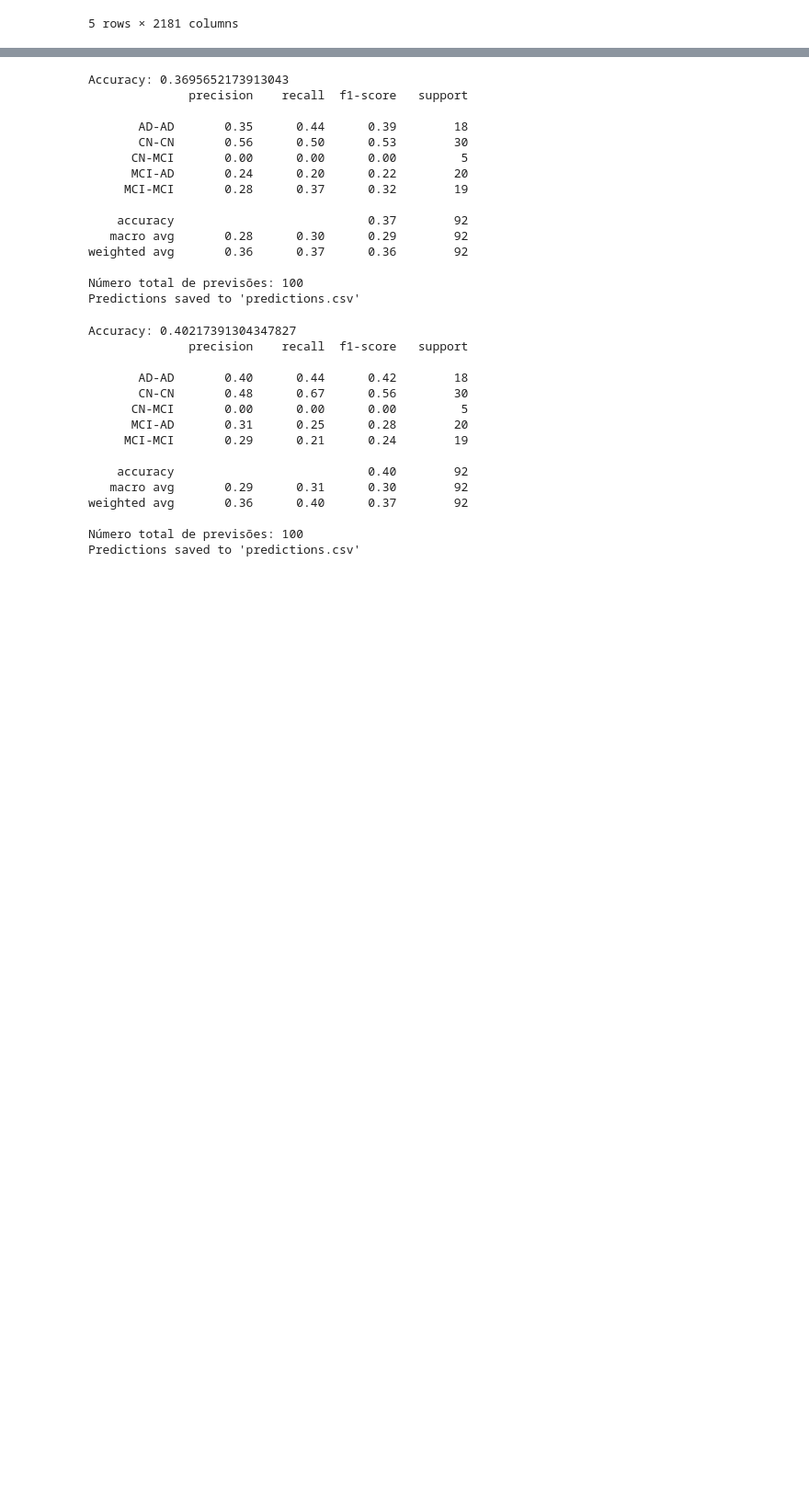
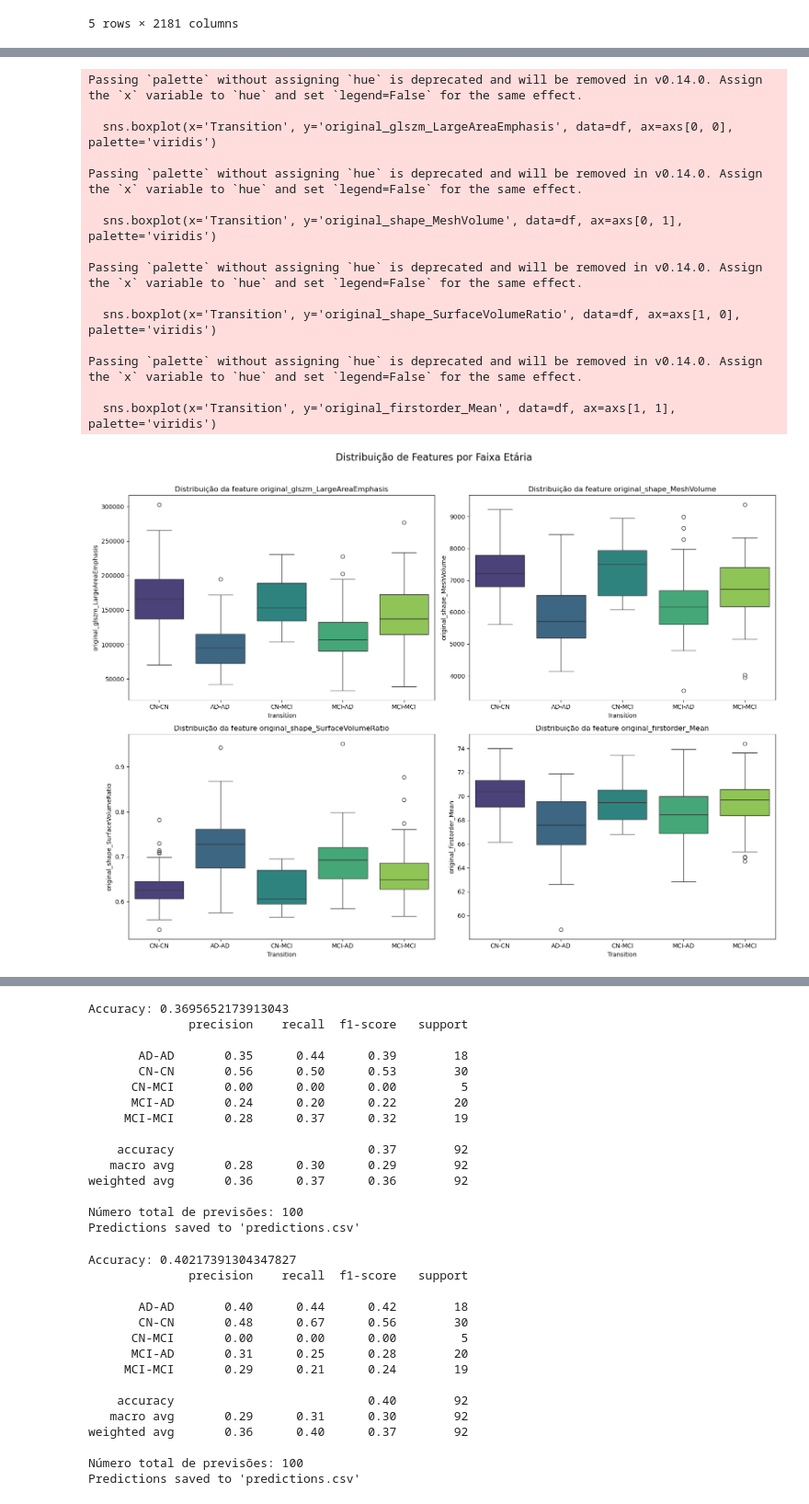
Before and after one commit to Jp1823/Projeto_DAA, a Jupyter notebook: ScriptsDAA/Data_Analysis.ipynb, the cells around one changed output, grey strips where cells are left out. Shown at 92% size. Drawn from its saved outputs; the diff is of its cells as text; code cells hidden in the pictures; blank space fills up the shorter version.

```diff
--- a/ScriptsDAA/Data_Analysis.ipynb
+++ b/ScriptsDAA/Data_Analysis.ipynb
@@ -36,0 +161,37 @@ display(hipp_train)
+# %%
+fig, axs = plt.subplots(2, 2, figsize=(16, 12))
+fig.suptitle('Distribuição de Features por Faixa Etária', fontsize=16)
+
+# Plot each variable on a separate subplot
+sns.boxplot(x='Transition', y='original_glszm_LargeAreaEmphasis', data=df, ax=axs[0, 0], palette='viridis')
+axs[0, 0].set_title('Distribuição da feature original_glszm_LargeAreaEmphasis')
+
+sns.boxplot(x='Transition', y='original_shape_MeshVolume', data=df, ax=axs[0, 1], palette='viridis')
+axs[0, 1].set_title('Distribuição da feature original_shape_MeshVolume')
+
+sns.boxplot(x='Transition', y='original_shape_SurfaceVolumeRatio', data=df, ax=axs[1, 0], palette='viridis')
+axs[1, 0].set_title('Distribuição da feature original_shape_SurfaceVolumeRatio')
+
+sns.boxplot(x='Transition', y='original_firstorder_Mean', data=df, ax=axs[1, 1], palette='viridis')
+axs[1, 1].set_title('Distribuição da feature original_firstorder_Mean')
+
+# Adjust layout
+plt.tight_layout(rect=[0, 0, 1, 0.96])  # To make space for the suptitle
+plt.show()
+# %% [output]
+Passing `palette` without assigning `hue` is deprecated and will be removed in v0.14.0. Assign the `x` variable to `hue` and set `legend=False` for the same effect.
+
+  sns.boxplot(x='Transition', y='original_glszm_LargeAreaEmphasis', data=df, ax=axs[0, 0], palette='viridis')
+
+Passing `palette` without assigning `hue` is deprecated and will be removed in v0.14.0. Assign the `x` variable to `hue` and set `legend=False` for the same effect.
+
+  sns.boxplot(x='Transition', y='original_shape_MeshVolume', data=df, ax=axs[0, 1], palette='viridis')
+
+Passing `palette` without assigning `hue` is deprecated and will be removed in v0.14.0. Assign the `x` variable to `hue` and set `legend=False` for the same effect.
+
+  sns.boxplot(x='Transition', y='original_shape_SurfaceVolumeRatio', data=df, ax=axs[1, 0], palette='viridis')
+
+Passing `palette` without assigning `hue` is deprecated and will be removed in v0.14.0. Assign the `x` variable to `hue` and set `legend=False` for the same effect.
+
+  sns.boxplot(x='Transition', y='original_firstorder_Mean', data=df, ax=axs[1, 1], palette='viridis')
+[figure, added]
```
Also changed, not shown: parts of 17 cells of this notebook, 5 other files.
